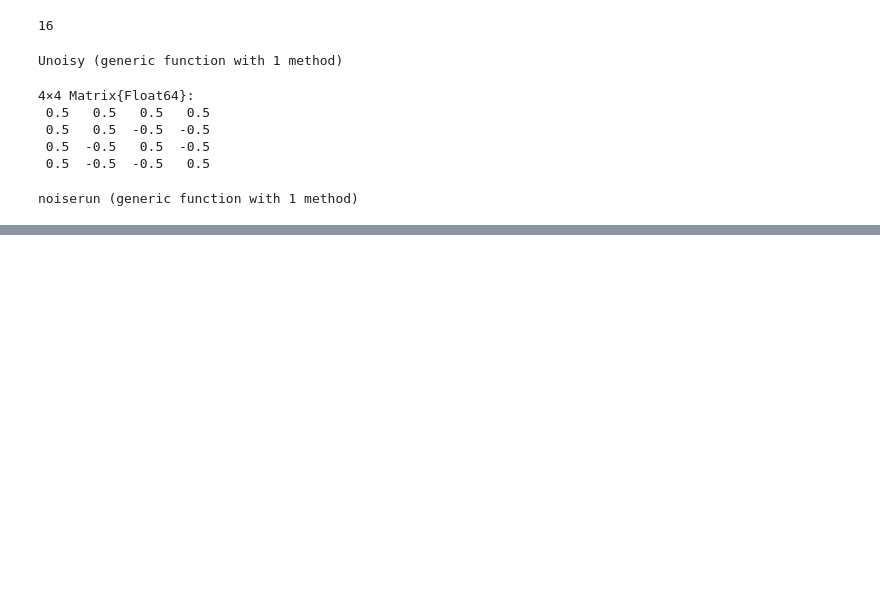
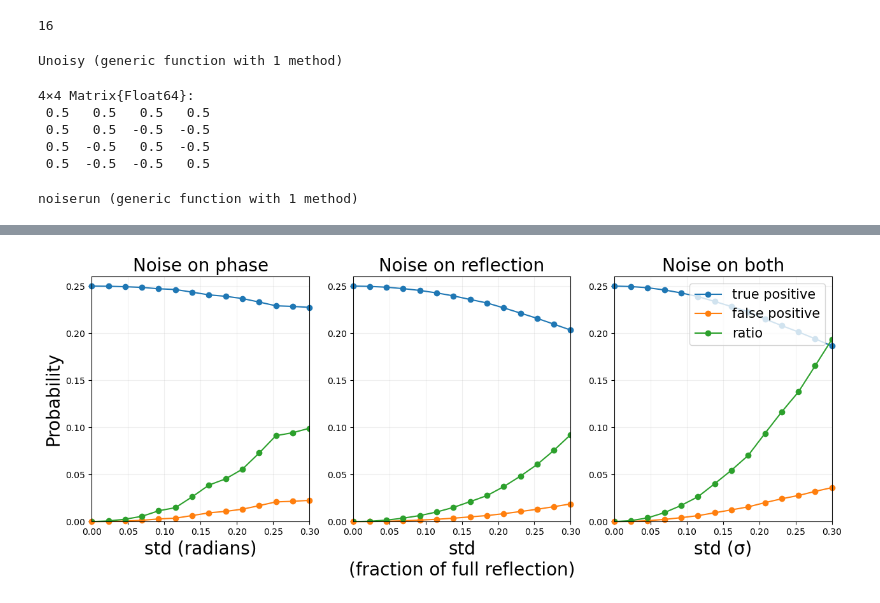
Before and after one commit to jbroz11/beamsplitter_work, a Jupyter notebook: heralded_w_state.ipynb, the cells around one changed output, grey strips where cells are left out. Drawn from its saved outputs; the diff is of its cells as text; code cells hidden in the pictures; blank space fills up the shorter version.

```diff
--- a/heralded_w_state.ipynb
+++ b/heralded_w_state.ipynb
@@ -299,0 +337,41 @@ plt.show()
+# %%
+fig, ax = plt.subplots(1, 3, figsize=(15, 5))
+
+l1 = ax[3].plot(σlist_bothZ, truepositive_bothZ, label="true positive", marker="o")
+l2 = ax[3].plot(σlist_bothZ, falsepositive_bothZ, label="false positive", marker="o")
+l3 = ax[3].plot(σlist_bothZ, falsepositive_bothZ ./ truepositive_bothZ, label="ratio", marker="o")
+l1[1].set_clip_on(false)
+l2[1].set_clip_on(false)
+ax[3].set_xlim(σlist_bothZ[1], σlist_bothZ[end])
+
+l1 = ax[2].plot(σlist_reflectionZ, truepositive_reflectionZ, marker="o")
+l2 = ax[2].plot(σlist_reflectionZ, falsepositive_reflectionZ, marker="o")
+l3 = ax[2].plot(σlist_reflectionZ, falsepositive_reflectionZ ./ truepositive_reflectionZ, label="ratio", marker="o")
+l1[1].set_clip_on(false)
+l2[1].set_clip_on(false)
+ax[2].set_xlim(σlist_reflectionZ[1], σlist_reflectionZ[end])
+
+l1 = ax[1].plot(σlist_phaseZ, truepositive_phaseZ, marker="o")
+l2 = ax[1].plot(σlist_phaseZ, falsepositive_phaseZ, marker="o")
+l3 = ax[1].plot(σlist_phaseZ, falsepositive_phaseZ ./ truepositive_phaseZ, label="ratio", marker="o")
+l1[1].set_clip_on(false)
+l2[1].set_clip_on(false)
+ax[1].set_xlim(σlist_phaseZ[1], σlist_phaseZ[end])
+
+for i in 1:3
+    ax[i].set_ylim(0, 0.26)
+    ax[i].grid(true, alpha=0.2)
+end
+ax[3].legend(fontsize=15, loc=1)
+ax[1].set_ylabel("Probability", fontsize=20)
+ax[1].set_xlabel("std (radians)", fontsize=20)
+ax[2].set_xlabel("std\n(fraction of full reflection)", fontsize=20)
+ax[3].set_xlabel("std (σ)", fontsize=20)
+
+ax[1].set_title("Noise on phase", fontsize=20)
+ax[2].set_title("Noise on reflection", fontsize=20)
+ax[3].set_title("Noise on both", fontsize=20)
+plt.savefig("images/quitter_noise_analysis_zoomed_in.pdf")
+# plt.show()
+# %% [output]
+[figure, added]
```
Also changed, not shown: parts of 4 cells of this notebook, 2 other files.
